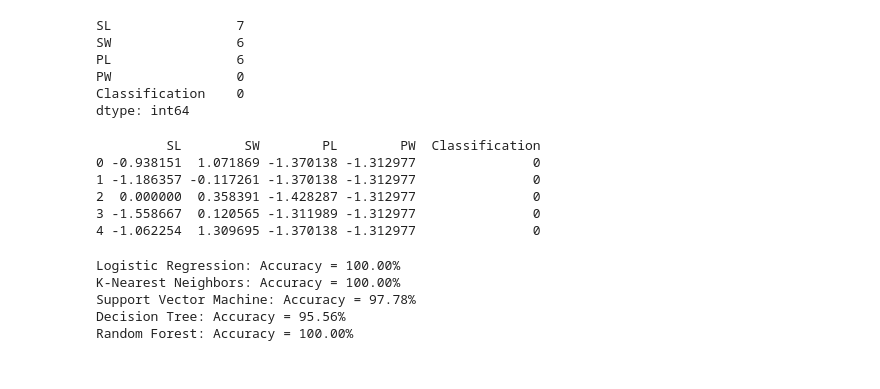
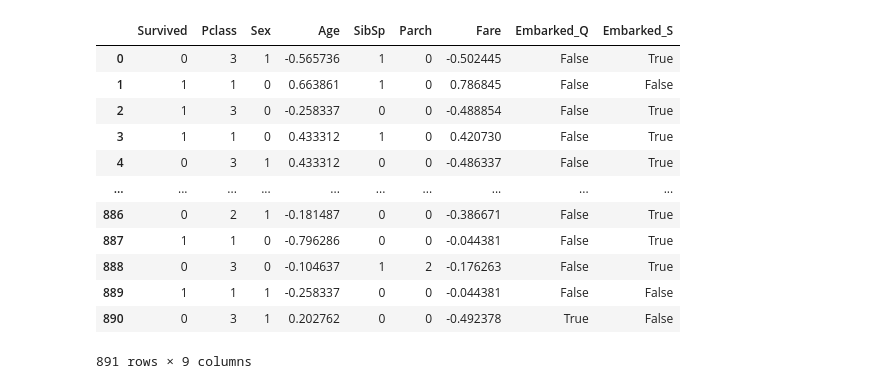
Before and after one commit to ajilmathews05/AJ05, a Jupyter notebook: ajil_mathews.ipynb, the cells around one changed output. Saved outputs shown, nothing was run; the diff lists cells and outputs as text; code cells hidden in the pictures.

```diff
--- a/ajil_mathews.ipynb
+++ b/ajil_mathews.ipynb
@@ -29,9 +36,0 @@ from sklearn.preprocessing import LabelEncoder, StandardScaler
-# %%
-print(df.isnull().sum())
-# %% [output]
-SL                7
-SW                6
-PL                6
-PW                0
-Classification    0
-dtype: int64
@@ -41,15 +44,10 @@ df[['SL', 'SW', 'PL', 'PW']] = imputer.fit_transform(df[['SL', 'SW', 'PL', 'PW']
+# %%
+df.drop(columns=['PassengerId', 'Name', 'Ticket'], inplace=True)
 # %%
-label_encoder = LabelEncoder()
-df['Classification'] = label_encoder.fit_transform(df['Classification'])
+label_enc = LabelEncoder()
+df['Sex'] = label_enc.fit_transform(df['Sex'])
+# %%
+df = pd.get_dummies(df, columns=['Embarked'], drop_first=True)
 # %%
 scaler = StandardScaler()
-df[['SL', 'SW', 'PL', 'PW']] = scaler.fit_transform(df[['SL', 'SW', 'PL', 'PW']])
+df[['Age', 'Fare']] = scaler.fit_transform(df[['Age', 'Fare']])
-# %%
-print(df.head())
-# %% [output]
-         SL        SW        PL        PW  Classification
-0 -0.938151  1.071869 -1.370138 -1.312977               0
-1 -1.186357 -0.117261 -1.370138 -1.312977               0
-2  0.000000  0.358391 -1.428287 -1.312977               0
-3 -1.558667  0.120565 -1.311989 -1.312977               0
-4 -1.062254  1.309695 -1.370138 -1.312977               0
@@ -64 +54,17 @@ from sklearn.metrics import accuracy_score
+# %%
+df
+# %% [output]
+|  | Survived | Pclass | Sex | Age | SibSp | Parch | Fare | Embarked_Q | Embarked_S |
+| 0 | 0 | 3 | 1 | -0.565736 | 1 | 0 | -0.502445 | False | True |
+| 1 | 1 | 1 | 0 | 0.663861 | 1 | 0 | 0.786845 | False | False |
+| 2 | 1 | 3 | 0 | -0.258337 | 0 | 0 | -0.488854 | False | True |
+| 3 | 1 | 1 | 0 | 0.433312 | 1 | 0 | 0.420730 | False | True |
+| 4 | 0 | 3 | 1 | 0.433312 | 0 | 0 | -0.486337 | False | True |
+| ... | ... | ... | ... | ... | ... | ... | ... | ... | ... |
+| 886 | 0 | 2 | 1 | -0.181487 | 0 | 0 | -0.386671 | False | True |
+| 887 | 1 | 1 | 0 | -0.796286 | 0 | 0 | -0.044381 | False | True |
+| 888 | 0 | 3 | 0 | -0.104637 | 1 | 2 | -0.176263 | False | True |
+| 889 | 1 | 1 | 1 | -0.258337 | 0 | 0 | -0.044381 | False | False |
+| 890 | 0 | 3 | 1 | 0.202762 | 0 | 0 | -0.492378 | True | False |
+891 rows × 9 columns
 # %%
@@ -77,12 +72,0 @@ models = {
-# %%
-for name, model in models.items():
-    model.fit(X_train, y_train)
-    y_pred = model.predict(X_test)
-    accuracy = accuracy_score(y_test, y_pred)
-    print(f"{name}: Accuracy = {accuracy * 100:.2f}%")
-# %% [output]
-Logistic Regression: Accuracy = 100.00%
-K-Nearest Neighbors: Accuracy = 100.00%
-Support Vector Machine: Accuracy = 97.78%
-Decision Tree: Accuracy = 95.56%
-Random Forest: Accuracy = 100.00%
```
Also changed, not shown: parts of 18 cells of this notebook.
